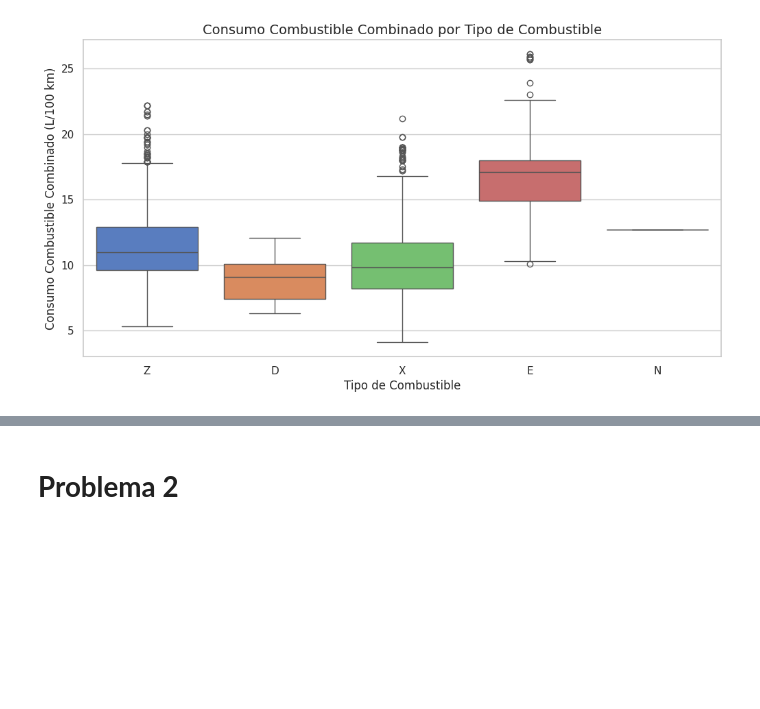
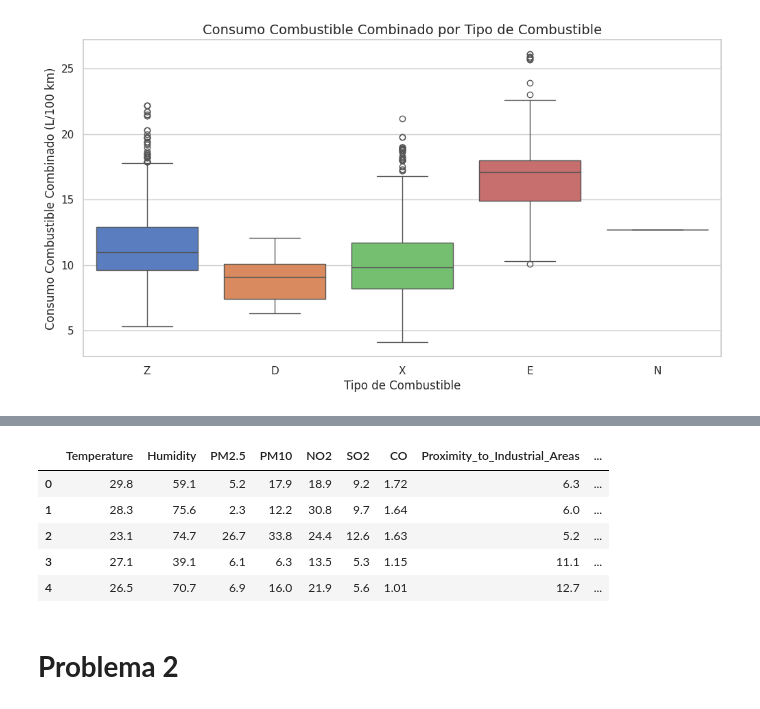
Before and after one commit to gladysmles/QM206-2024, a Jupyter notebook: Semestral_QM_206_2024.ipynb, the cells around one changed output, grey strips where cells are left out. Saved outputs shown, nothing was run; the diff lists cells and outputs as text; code cells hidden in the pictures; blank space fills up the shorter version.

```diff
--- a/Semestral_QM_206_2024.ipynb
+++ b/Semestral_QM_206_2024.ipynb
@@ -80,3 +107,14 @@ Passing `palette` without assigning `hue` is deprecated and will be removed in v
+# %%
+urlO4 ="https://raw.githubusercontent.com/PedroGonzalezBeermann2020/datasets/refs/heads/main/pollution.csv"
+dataO4 = pd.read_csv(urlO4)
+dataO4.head()
+# %% [output]
+|  | Temperature | Humidity | PM2.5 | PM10 | NO2 | SO2 | CO | Proximity_to_Industrial_Areas | ... |
+| 0 | 29.8 | 59.1 | 5.2 | 17.9 | 18.9 | 9.2 | 1.72 | 6.3 | ... |
+| 1 | 28.3 | 75.6 | 2.3 | 12.2 | 30.8 | 9.7 | 1.64 | 6.0 | ... |
+| 2 | 23.1 | 74.7 | 26.7 | 33.8 | 24.4 | 12.6 | 1.63 | 5.2 | ... |
+| 3 | 27.1 | 39.1 | 6.1 | 6.3 | 13.5 | 5.3 | 1.15 | 11.1 | ... |
+| 4 | 26.5 | 70.7 | 6.9 | 16.0 | 21.9 | 5.6 | 1.01 | 12.7 | ... |
 # %% [markdown]
 # **Problema 2**
 # %%
```
Also changed, not shown: parts of 3 cells of this notebook.
